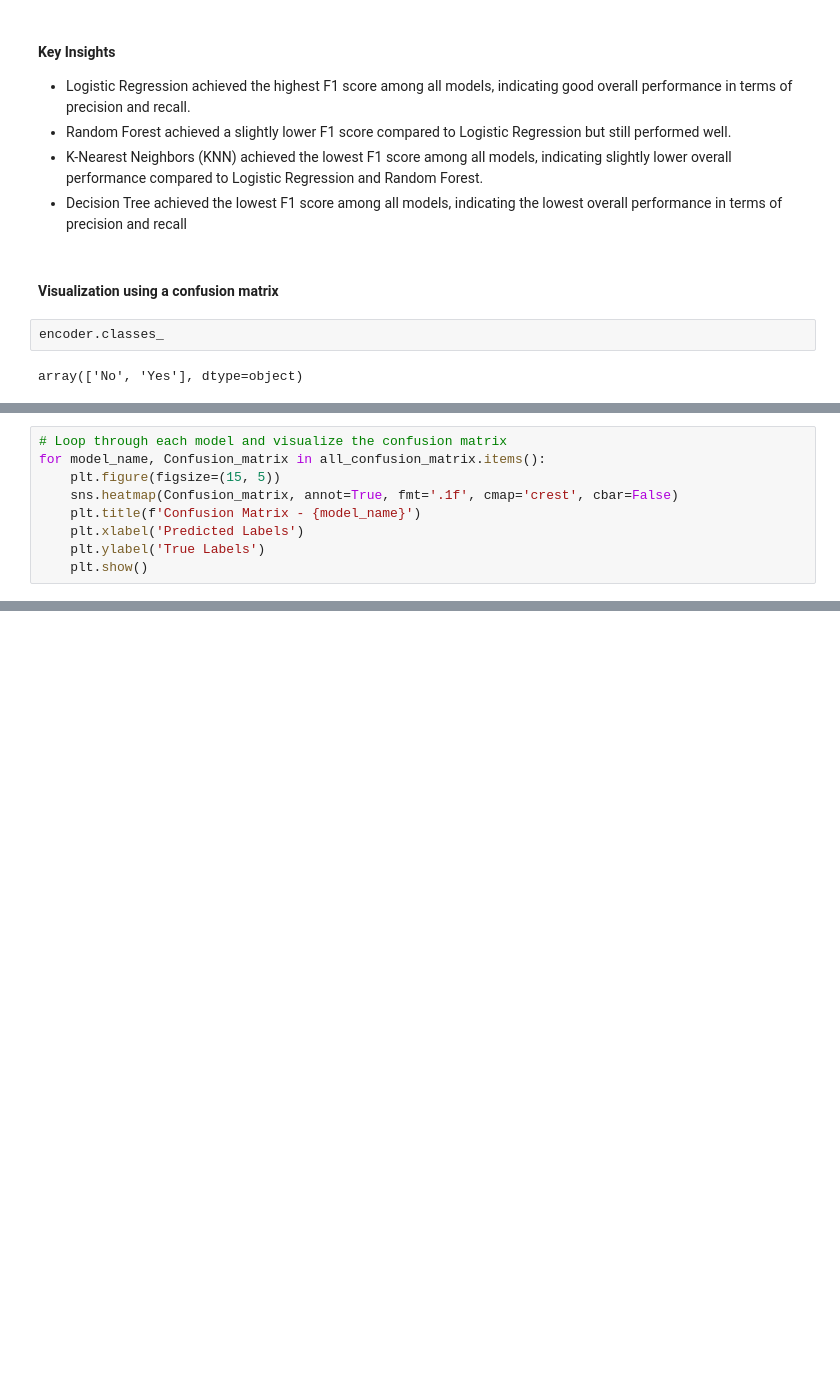
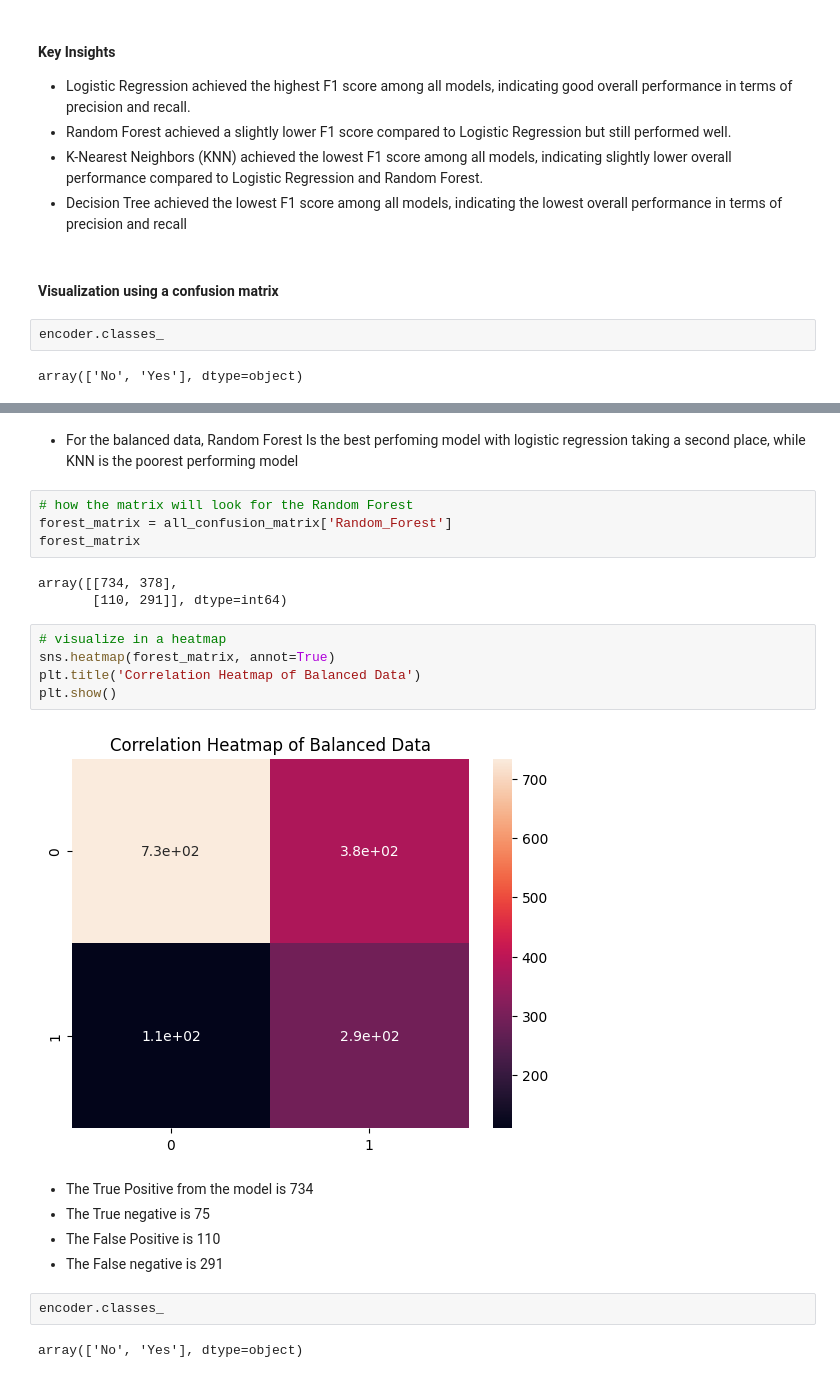
Before and after one commit to ZawadiLMG/Customer-Churn-Prediction, a Jupyter notebook: Notebooks/churn.ipynb, the cells around one changed output, grey strips where cells are left out. Drawn from its saved outputs; the diff is of its cells as text; blank space fills up the shorter version.

```diff
--- a/Notebooks/churn.ipynb
+++ b/Notebooks/churn.ipynb
@@ -1195,9 +1187,0 @@ NameError: name 'all_confusion_matrix' is not defined
-# %%
-# Loop through each model and visualize the confusion matrix
-for model_name, Confusion_matrix in all_confusion_matrix.items():
-    plt.figure(figsize=(15, 5))
-    sns.heatmap(Confusion_matrix, annot=True, fmt='.1f', cmap='crest', cbar=False)
-    plt.title(f'Confusion Matrix - {model_name}')
-    plt.xlabel('Predicted Labels')
-    plt.ylabel('True Labels')
-    plt.show()
@@ -1203,0 +1249,25 @@ for model_name, Confusion_matrix in all_confusion_matrix.items():
+# %% [markdown]
+- For the balanced data, Random Forest Is the best perfoming model with logistic regression taking a second place, while KNN is the poorest performing model
+# %%
+# how the matrix will look for the Random Forest
+forest_matrix = all_confusion_matrix['Random_Forest']
+forest_matrix
+# %% [output]
+array([[734, 378],
+       [110, 291]], dtype=int64)
+# %%
+# visualize in a heatmap
+sns.heatmap(forest_matrix, annot=True)
+plt.title('Correlation Heatmap of Balanced Data')
+plt.show()
+# %% [output]
+[figure, added]
+# %% [markdown]
+- The True Positive from the model is 734
+- The True negative is 75
+- The False Positive is 110
+- The False negative is 291
+# %%
+encoder.classes_
+# %% [output]
+array(['No', 'Yes'], dtype=object)
```
Also changed, not shown: parts of 24 cells of this notebook, 1 other file.
